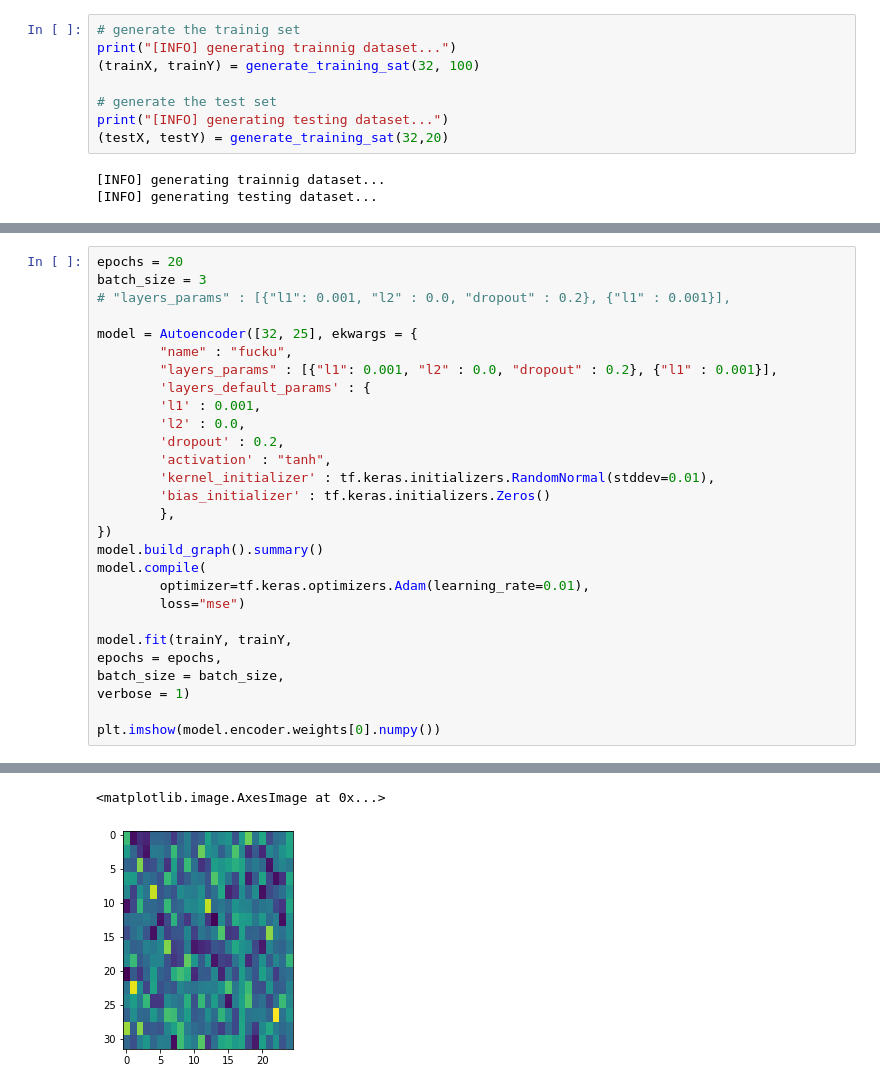
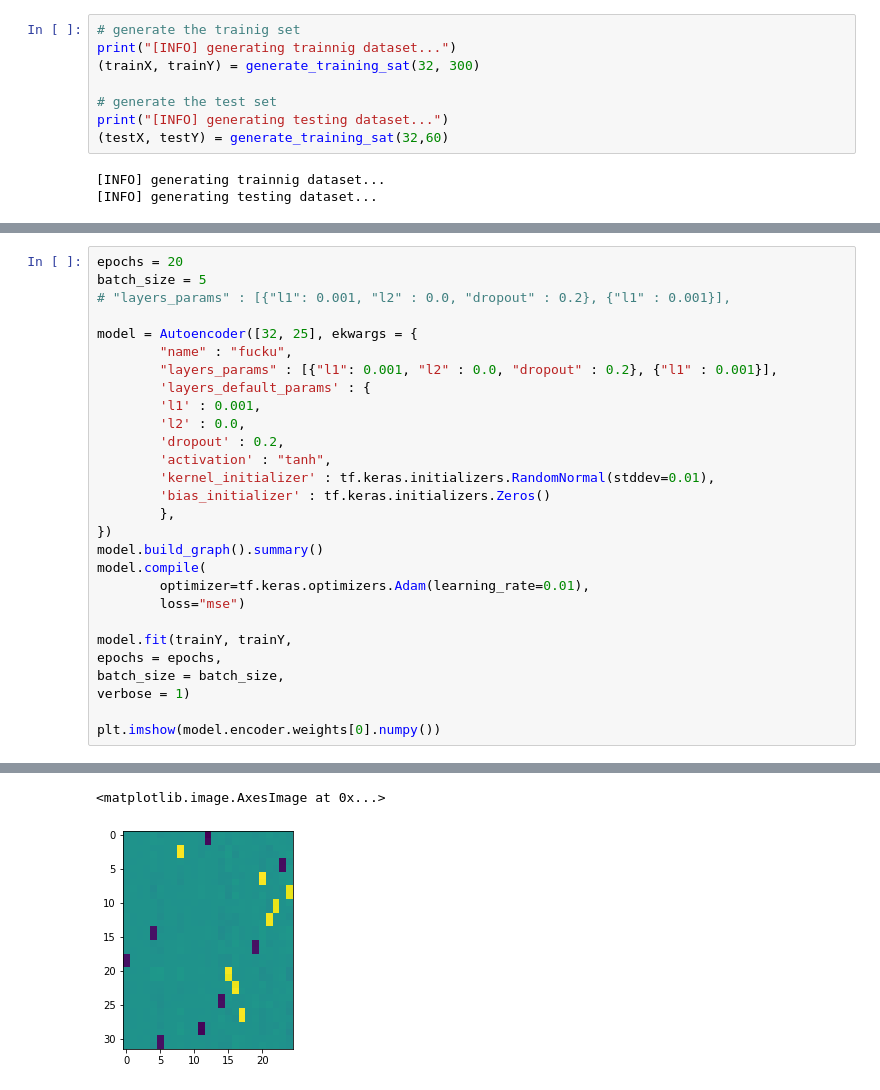
Before and after one commit to FilipKubackiSoton/AutoencoderHIFF_SIC, a Jupyter notebook: test.ipynb, the cells around one changed output, grey strips where cells are left out. Saved outputs shown, nothing was run; the diff lists cells and outputs as text.

```diff
--- a/test.ipynb
+++ b/test.ipynb
@@ -8,11 +10,11 @@ import tensorflow as tf
 # %%
 # generate the trainig set
 print("[INFO] generating trainnig dataset...")
-(trainX, trainY) = generate_training_sat(32, 100)
+(trainX, trainY) = generate_training_sat(32, 300)
 
 # generate the test set
 print("[INFO] generating testing dataset...")
-(testX, testY) = generate_training_sat(32,20)
+(testX, testY) = generate_training_sat(32,60)
 # %% [output]
 [INFO] generating trainnig dataset...
 [INFO] generating testing dataset...
@@ -54,6 +21,6 @@ False
 # %%
 epochs = 20
-batch_size = 3
+batch_size = 5
 # "layers_params" : [{"l1": 0.001, "l2" : 0.0, "dropout" : 0.2}, {"l1" : 0.001}],
 
 model = Autoencoder([32, 25], ekwargs = {
@@ -100,2 +67,2 @@ Epoch 20/20
 <matplotlib.image.AxesImage at 0x...>
-[figure, old version]
+[figure, new version]
```
Also changed, not shown: parts of 19 cells of this notebook, 4 other files.
